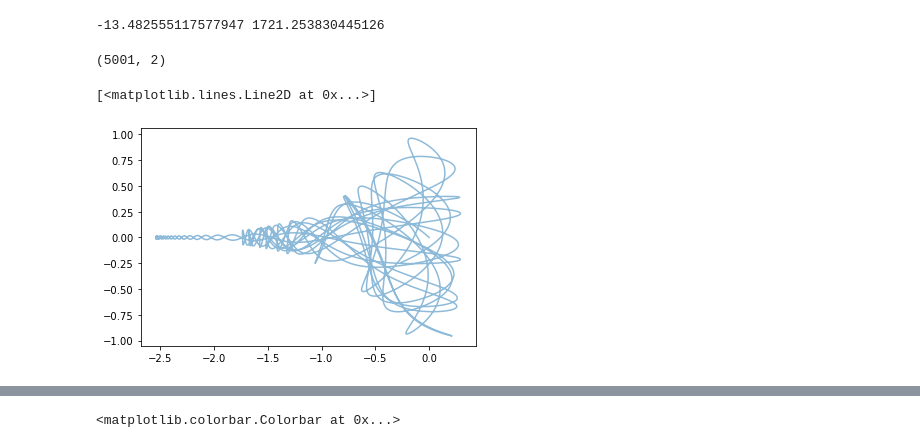
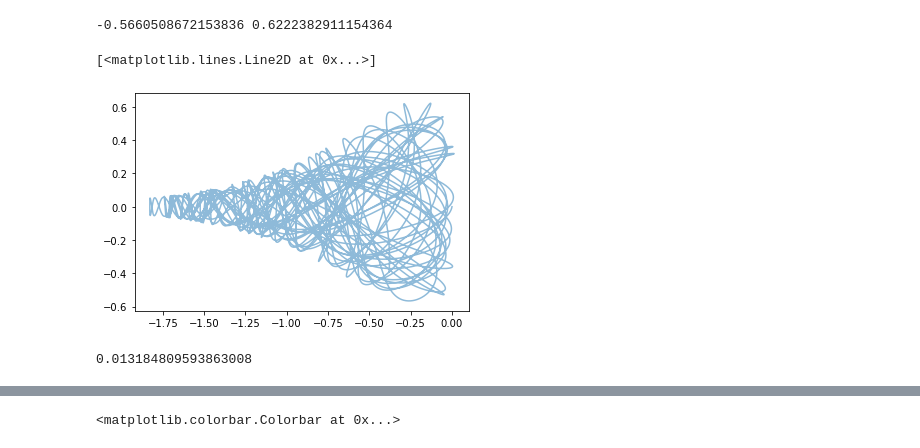
Before and after one commit to ljmartin/minimc, a Jupyter notebook: examples/plotting_neals_funnel.ipynb, the cells around one changed output, grey strips where cells are left out. Saved outputs shown, nothing was run; the diff lists cells and outputs as text; code cells hidden in the pictures.

```diff
--- a/examples/plotting_neals_funnel.ipynb
+++ b/examples/plotting_neals_funnel.ipynb
@@ -17,7 +17,7 @@ import matplotlib.pyplot as plt
 neg_log_p = AutogradPotential(neg_log_funnel())
 
 samples, positions, momentums, accepted, p_accepts = hmc_slow(
-        1, neg_log_p, np.zeros(2), path_len=50, step_size=0.01
+        1, neg_log_p, np.zeros(2), path_len=100, step_size=0.005
     )
 # %%
 import pandas as pd
@@ -25,14 +25,10 @@ pd.DataFrame(positions[0][:8000], columns=['x', 'y']).to_csv('xy.csv')
 # %%
 print(positions[0][:,1].min(), positions[0][:,1].max())
 # %% [output]
--13.482555117577947 1721.253830445126
+-0.5660508672153836 0.6222382911154364
-# %%
-positions[0].shape
-# %% [output]
-(5001, 2)
 # %%
-upto=8000
+upto=-1
 plt.plot(positions[0][:,0][:upto], positions[0][:,1][:upto], alpha=0.5)
 # %% [output]
 [<matplotlib.lines.Line2D at 0x...>]
-[figure, old version]
+[figure, new version]
@@ -38,0 +40,4 @@ plt.plot(positions[0][:,0][:upto], positions[0][:,1][:upto], alpha=0.5)
+# %%
+df.x.max()
+# %% [output]
+0.013184809593863008
```
Also changed, not shown: parts of 4 cells of this notebook, 1 other file.
